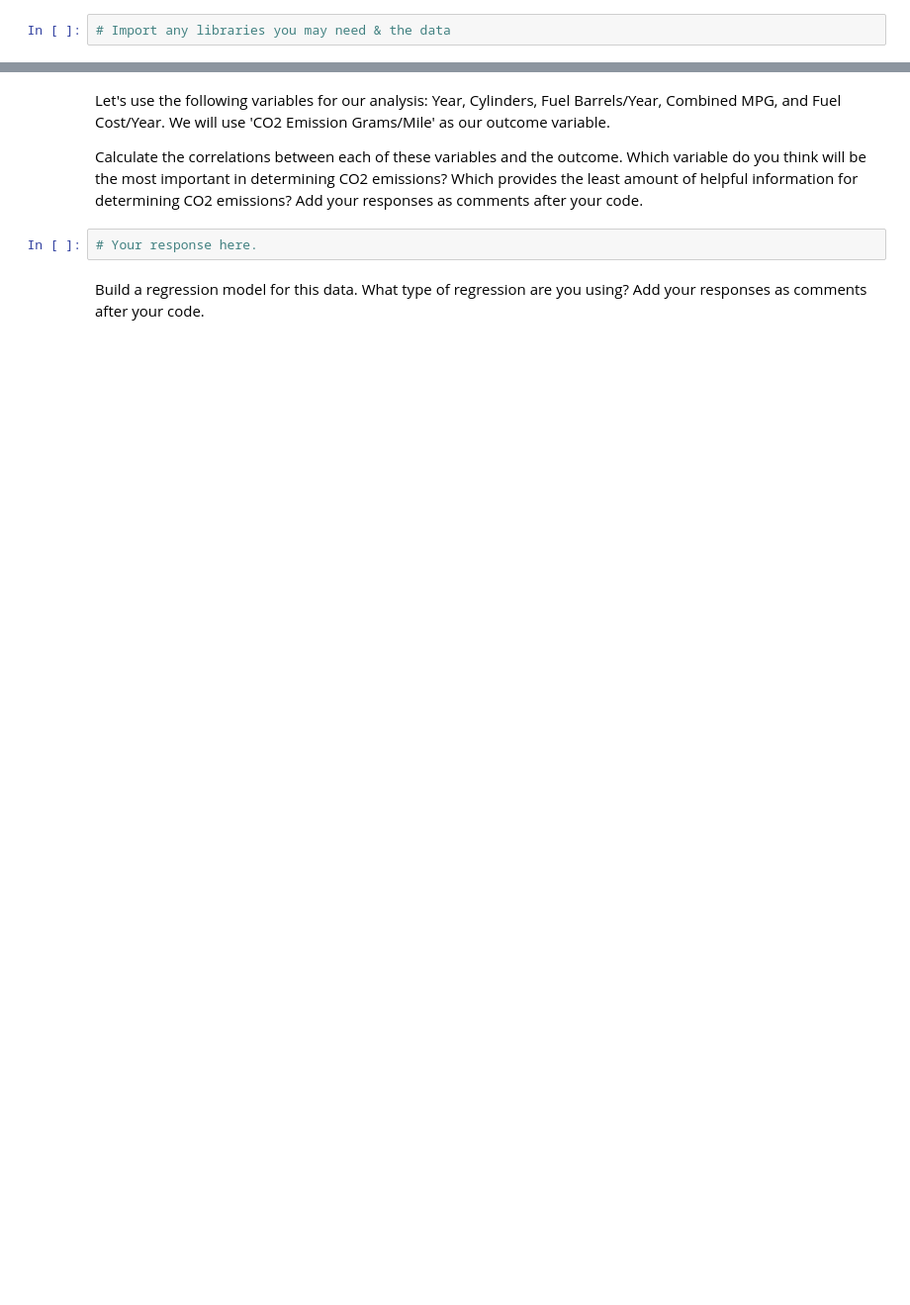
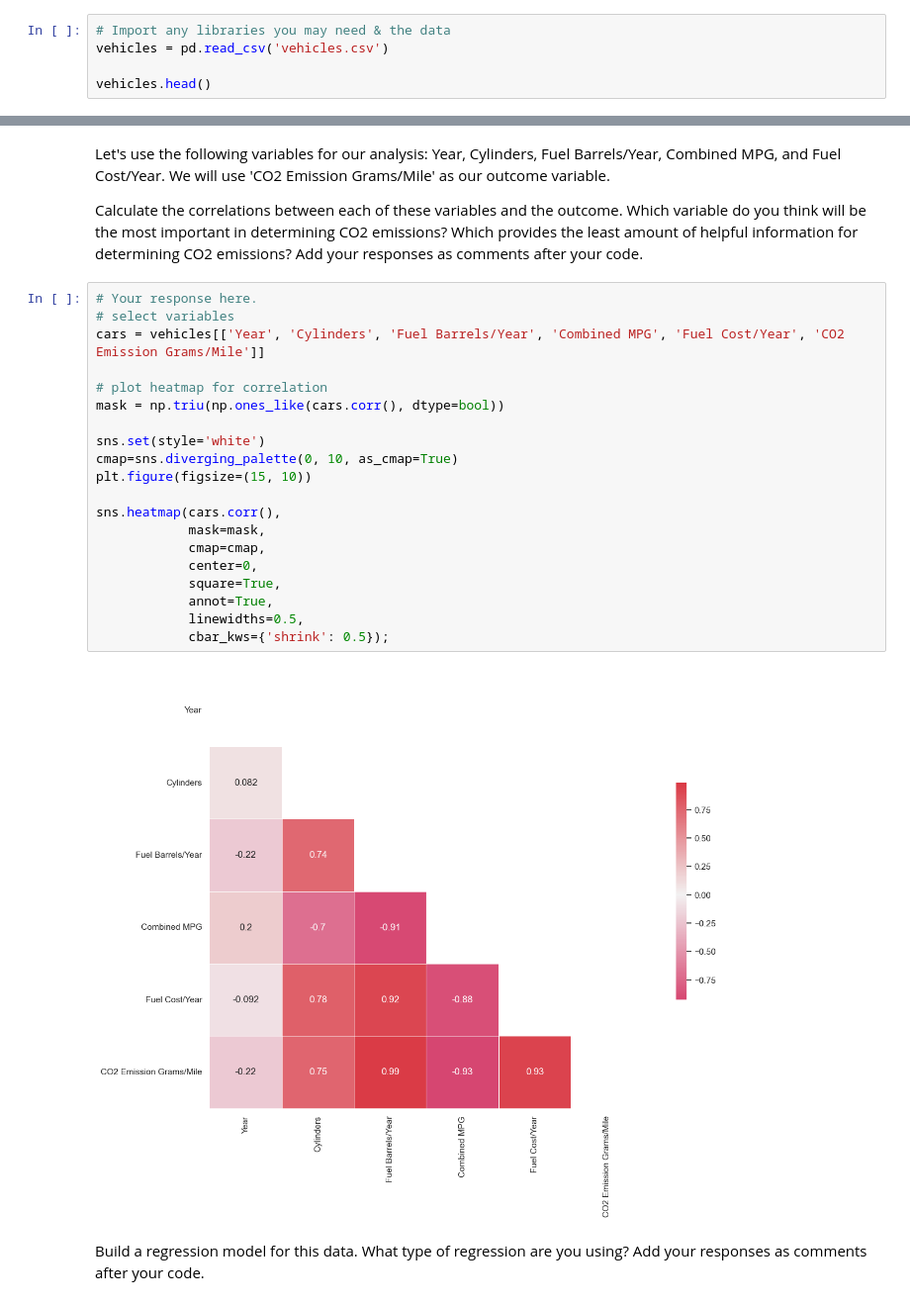
Before and after one commit to Ironhack-Data-Madrid-Abril-2023/7.3-lab_regression_analysis, a Jupyter notebook: your-code.ipynb, the cells around one changed output, grey strips where cells are left out. Shown: that part at 99% size. Saved outputs shown, nothing was run; the diff lists cells and outputs as text; blank space fills up the shorter version.

```diff
--- a/your-code.ipynb
+++ b/your-code.ipynb
@@ -167,3 +172,6 @@ Yes, this means that if the age is higher, the tardies are lower.
 For the second part of this lab, we will use the vehicles.csv data set. You can find a copy of the dataset in the git hub folder. This dataset includes variables related to vehicle characteristics, including the model, make, and energy efficiency standards, as well as each car's CO2 emissions. As discussed in class the goal of this exercise is to predict vehicles' CO2 emissions based on several independent variables.
 # %%
 # Import any libraries you may need & the data
+vehicles = pd.read_csv('vehicles.csv')
+
+vehicles.head()
@@ -171,7 +186,27 @@ For the second part of this lab, we will use the vehicles.csv data set. You can
 Let's use the following variables for our analysis: Year, Cylinders, Fuel Barrels/Year, Combined MPG, and Fuel Cost/Year. We will use 'CO2 Emission Grams/Mile' as our outcome variable.
 
 Calculate the correlations between each of these variables and the outcome. Which variable do you think will be the most important in determining CO2 emissions? Which provides the least amount of helpful information for determining CO2 emissions? Add your responses as comments after your code.
-# %%
-# Your response here.
+# %%
+# Your response here.
+# select variables
+cars = vehicles[['Year', 'Cylinders', 'Fuel Barrels/Year', 'Combined MPG', 'Fuel Cost/Year', 'CO2 Emission Grams/Mile']]
+
+# plot heatmap for correlation
+mask = np.triu(np.ones_like(cars.corr(), dtype=bool))
+
+sns.set(style='white')
+cmap=sns.diverging_palette(0, 10, as_cmap=True)
+plt.figure(figsize=(15, 10))
+
+sns.heatmap(cars.corr(),
+            mask=mask,
+            cmap=cmap,
+            center=0,
+            square=True,
+            annot=True,
+            linewidths=0.5,
+            cbar_kws={'shrink': 0.5});
+# %% [output]
+[figure, added]
 # %% [markdown]
 Build a regression model for this data. What type of regression are you using? Add your responses as comments after your code.
```
Also changed, not shown: parts of 9 cells of this notebook.
